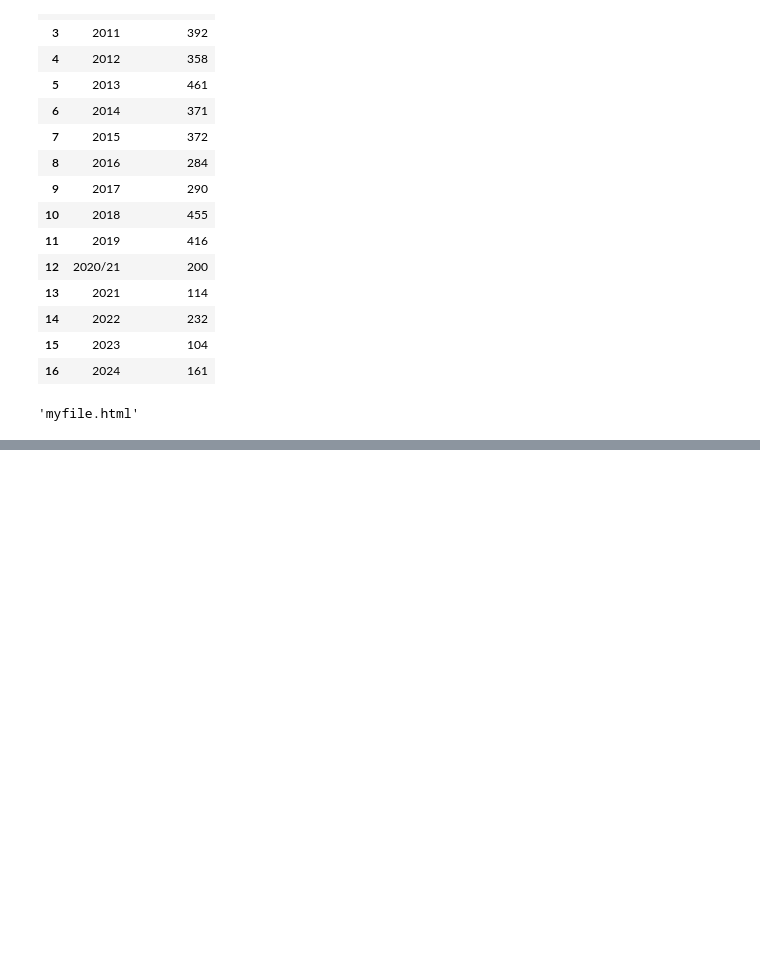
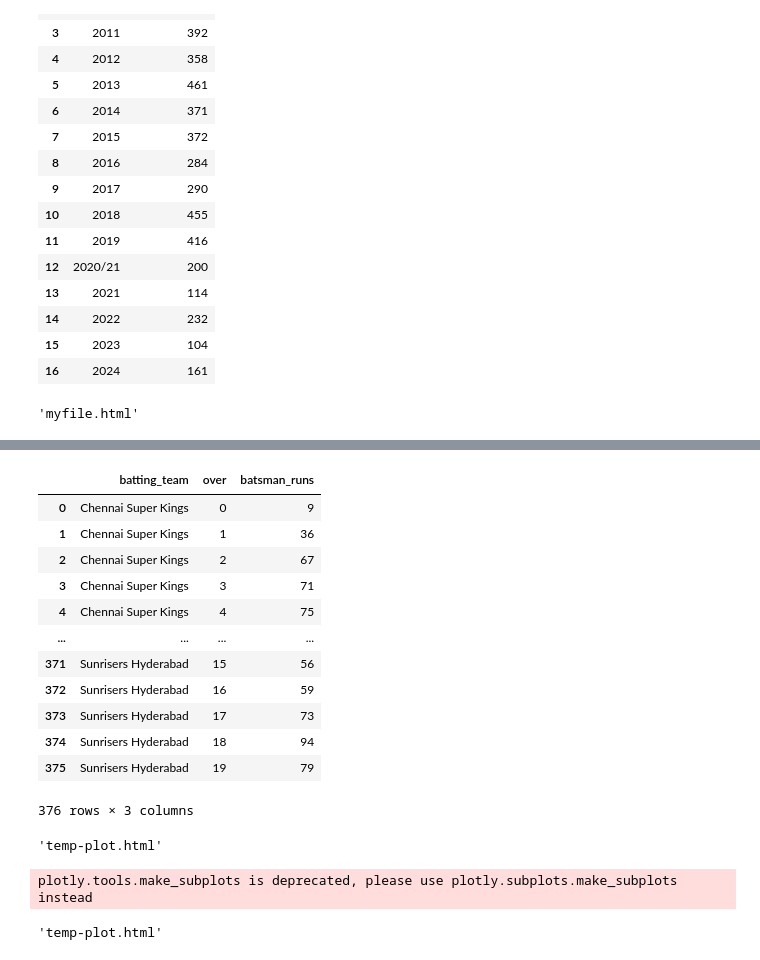
Before and after one commit to Priya-Rathor/MLProjects, a Jupyter notebook: Plotly/Plotly.ipynb, the cells around one changed output, grey strips where cells are left out. Saved outputs shown, nothing was run; the diff lists cells and outputs as text; code cells hidden in the pictures; blank space fills up the shorter version.

```diff
--- a/Plotly/Plotly.ipynb
+++ b/Plotly/Plotly.ipynb
@@ -207,0 +459,50 @@ batsman_comp('V Kohli','RG Sharma','DA Warner','MS Dhni')
+# %%
+six = delivery[delivery['batsman_runs']==6]
+
+six = six.groupby(['batting_team','over'])['batsman_runs'].count().reset_index()
+
+six
+# %% [output]
+|  | batting_team | over | batsman_runs |
+| 0 | Chennai Super Kings | 0 | 9 |
+| 1 | Chennai Super Kings | 1 | 36 |
+| 2 | Chennai Super Kings | 2 | 67 |
+| 3 | Chennai Super Kings | 3 | 71 |
+| 4 | Chennai Super Kings | 4 | 75 |
+| ... | ... | ... | ... |
+| 371 | Sunrisers Hyderabad | 15 | 56 |
+| 372 | Sunrisers Hyderabad | 16 | 59 |
+| 373 | Sunrisers Hyderabad | 17 | 73 |
+| 374 | Sunrisers Hyderabad | 18 | 94 |
+| 375 | Sunrisers Hyderabad | 19 | 79 |
+376 rows × 3 columns
+# %%
+trace= go.Heatmap(x=six['batting_team'],y=six['over'],z=six['batsman_runs'])
+
+data = [trace]
+layout= go.Layout(title='six Heatmap')
+
+fig = go.Figure(data=data,layout=layout)
+
+pyo.plot(fig)
+# %% [output]
+'temp-plot.html'
+# %%
+dots = delivery[delivery['batsman_runs']==0]
+dots= dots.groupby(['batting_team','over'])['batsman_runs'].count().reset_index()
+
+from plotly import tools
+trace1 = go.Heatmap(x=six['batting_team'], y=six['over'],z=six['batsman_runs'].values.tolist())
+
+trace2 = go.Heatmap(x=dots['batting_team'],y=dots['over'],
+                    z=dots['batsman_runs'].values.tolist())
+
+fig = tools.make_subplots(rows = 1,cols=2,subplot_titles=["6's","0's"],shared_yaxes=True)
+
+fig.append_trace(trace1,1,1)
+fig.append_trace(trace2,1,2)
+
+pyo.plot(fig)
+# %% [output]
+plotly.tools.make_subplots is deprecated, please use plotly.subplots.make_subplots instead
+'temp-plot.html'
```
Also changed, not shown: parts of 23 cells of this notebook, 4 other files.
